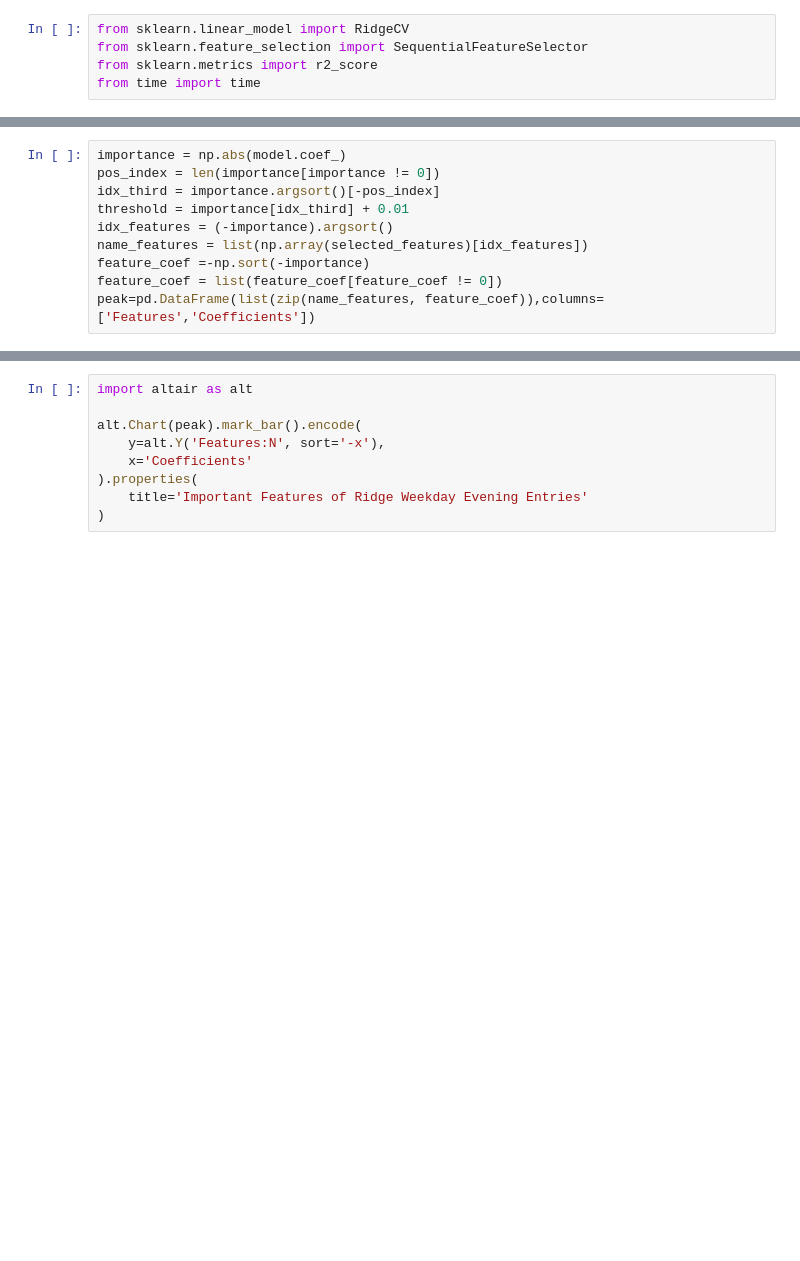
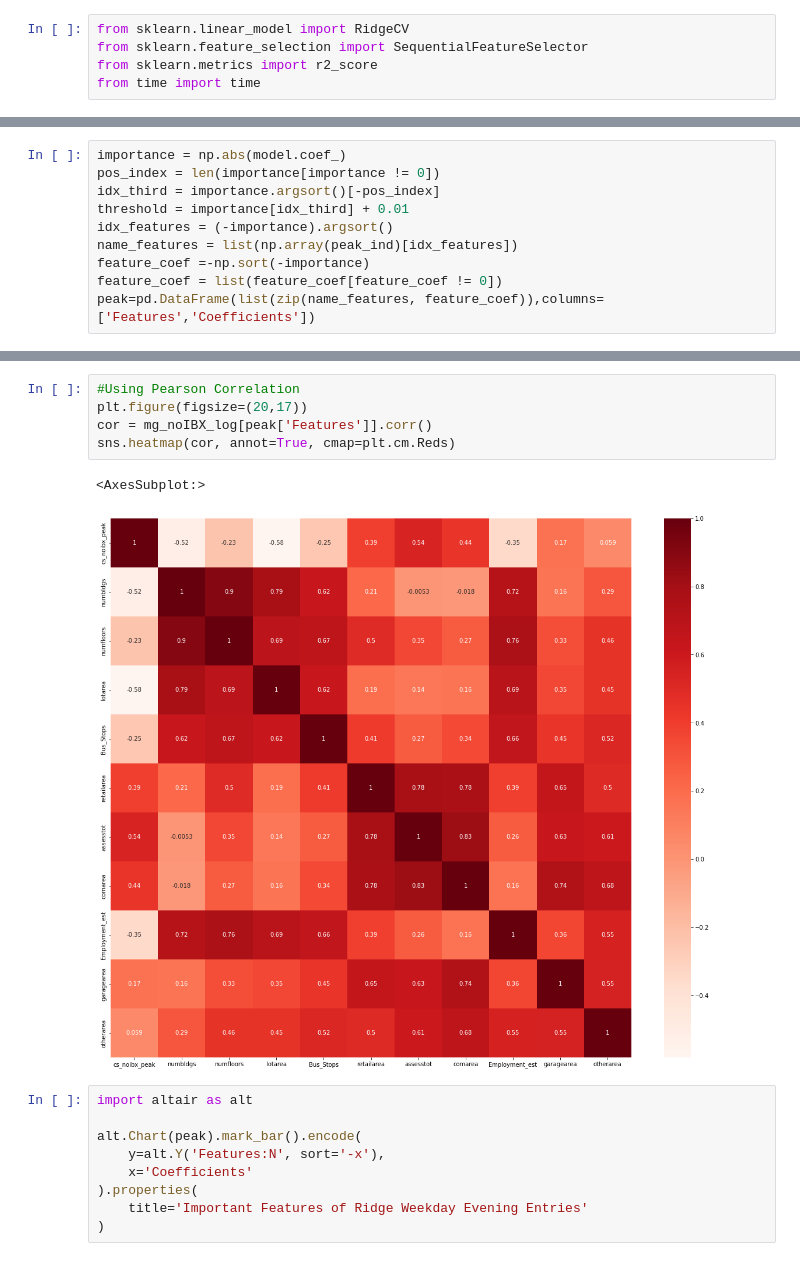
Before and after one commit to CUSPADS2022IBX/IBXRidership, a Jupyter notebook: Models/LassoCV.ipynb, the cells around one changed output, grey strips where cells are left out. Drawn from its saved outputs; the diff is of its cells as text; blank space fills up the shorter version.

```diff
--- a/Models/LassoCV.ipynb
+++ b/Models/LassoCV.ipynb
@@ -714,7 +691,7 @@ pos_index = len(importance[importance != 0])
 idx_third = importance.argsort()[-pos_index]
 threshold = importance[idx_third] + 0.01
 idx_features = (-importance).argsort()
-name_features = list(np.array(selected_features)[idx_features])
+name_features = list(np.array(peak_ind)[idx_features])
 feature_coef =-np.sort(-importance)
 feature_coef = list(feature_coef[feature_coef != 0])
 peak=pd.DataFrame(list(zip(name_features, feature_coef)),columns= ['Features','Coefficients'])
@@ -721,3 +718,11 @@ peak=pd.DataFrame(list(zip(name_features, feature_coef)),columns= ['Features','C
+# %%
+#Using Pearson Correlation
+plt.figure(figsize=(20,17))
+cor = mg_noIBX_log[peak['Features']].corr()
+sns.heatmap(cor, annot=True, cmap=plt.cm.Reds)
+# %% [output]
+<AxesSubplot:>
+[figure, added]
 # %%
 import altair as alt
 
```
Also changed, not shown: parts of 36 cells of this notebook, 1 other file.
